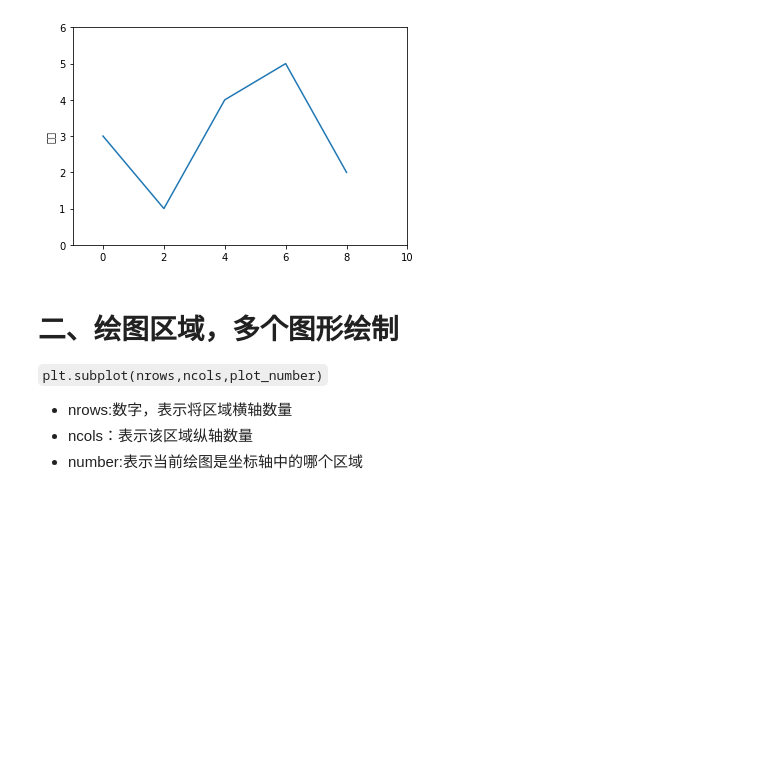
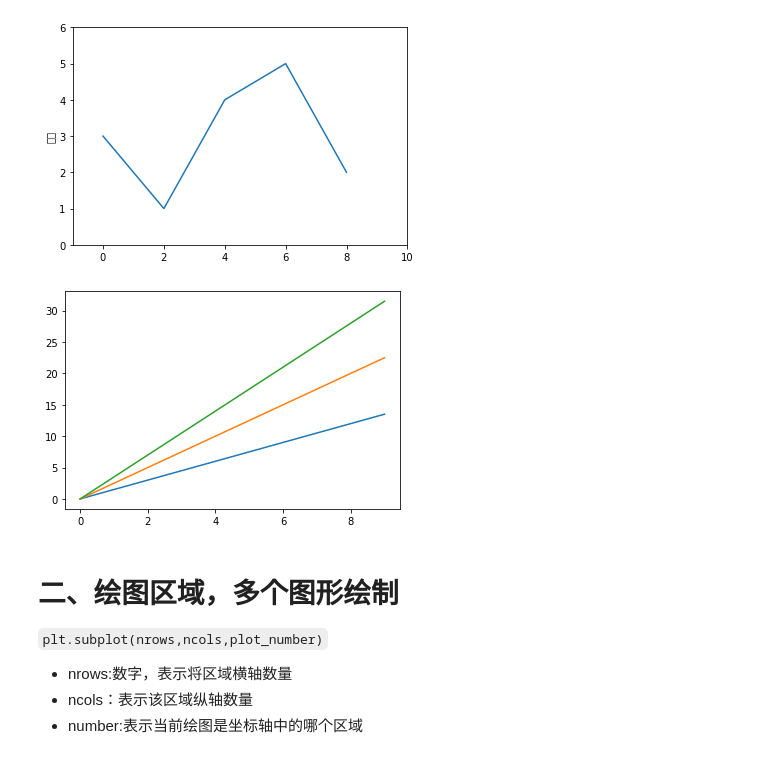
Before and after one commit to waynewjp/data_learn, a Jupyter notebook: matprolib库学习.ipynb, the cells around one changed output. Saved outputs shown, nothing was run; the diff lists cells and outputs as text; code cells hidden in the pictures; blank space fills up the shorter version.

````diff
--- a/matprolib库学习.ipynb
+++ b/matprolib库学习.ipynb
@@ -30,6 +30,15 @@ plt.axis([-1,10,0,6])
 plt.show()
 # %% [output]
 [figure]
+# %%
+import numpy as np
+import matplotlib.pyplot as plt
+
+a=np.arange(10)
+plt.plot(a,a*1.5,a,a*2.5,a,a*3.5)
+plt.show()
+# %% [output]
+[figure, added]
 # %% [markdown]
 # 二、绘图区域，多个图形绘制
 ``` plt.subplot(nrows,ncols,plot_number) ```
````
Also changed, not shown: parts of 1 cell of this notebook, 1 other file.
